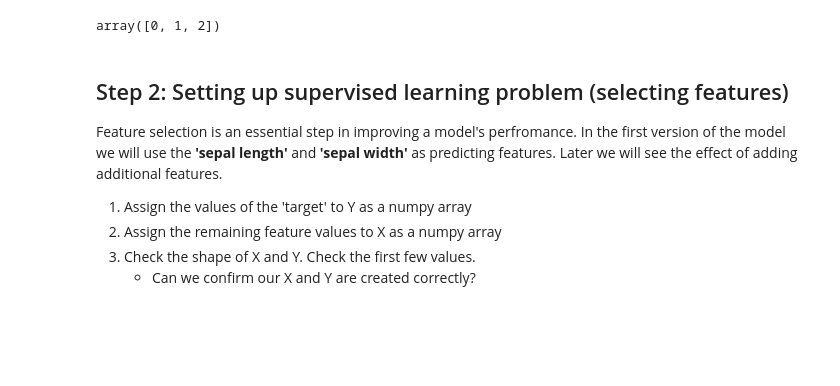
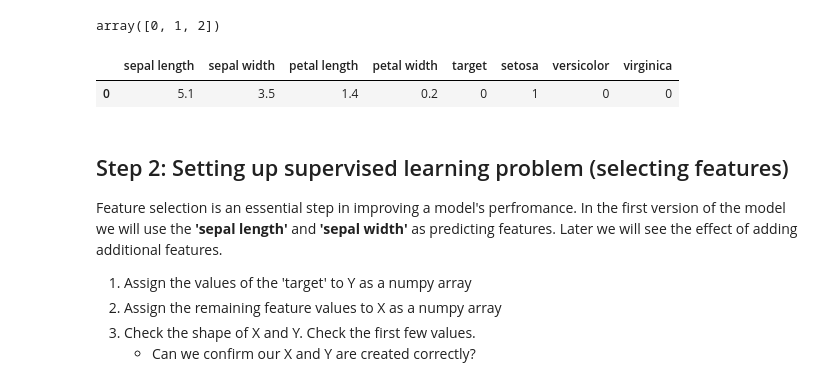
Before and after one commit to Jeko-Mus/Machine-Learning, a Jupyter notebook: Exercises/ml1.ipynb, the cells around one changed output. Cells and saved outputs as stored; diff of their text form; code cells hidden in the pictures; blank space fills up the shorter version.

```diff
--- a/Exercises/ml1.ipynb
+++ b/Exercises/ml1.ipynb
@@ -153,18 +153,22 @@ array([0, 1, 2])
 # %%
 # virginica close to versicolor BAD
 #0 - setosa
 #1 - versicolor
 #2 - virginica
 
 # Same distance between all the classes GOOD
 #[1,0,0] - setosa
 #[0,1,0] - versicolor
 #[0,0,1] - virginica
 
 
 def ohe():
-    y = pd.get_dummies(df_iris.target, prefix='target')
-    return pd.concat([df_iris.drop('target', axis = 1), y], axis= 1)
+    y = pd.get_dummies(df_iris['class'])
+    return pd.concat([df_iris.drop('class', axis = 1), y], axis= 1)
+ohe().head(1)
+# %% [output]
+|  | sepal length | sepal width | petal length | petal width | target | setosa | versicolor | virginica |
+| 0 | 5.1 | 3.5 | 1.4 | 0.2 | 0 | 1 | 0 | 0 |
 # %%
 ohe_data = ohe()
 
```
Also changed, not shown: parts of 6 cells of this notebook.
